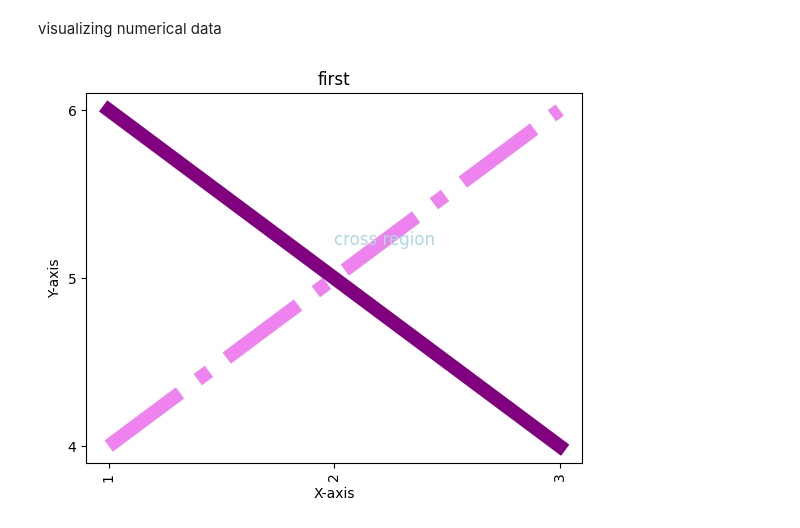
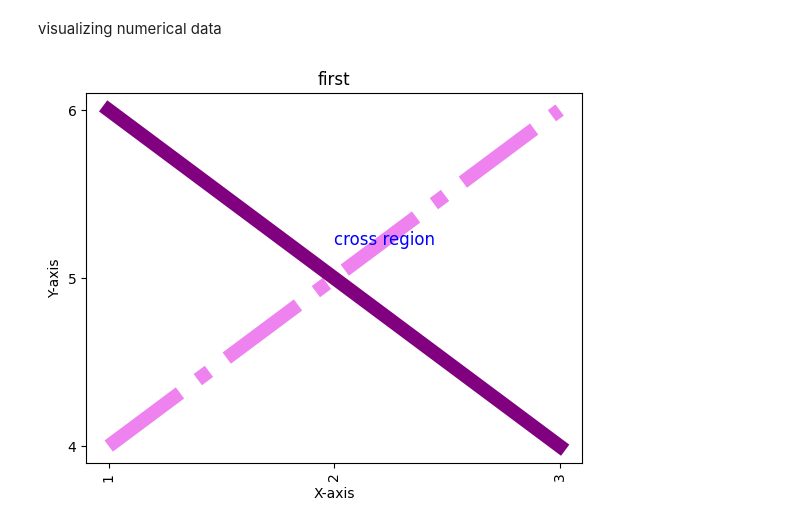
Before and after one commit to disha28118/immigration-analysis, a Jupyter notebook: data analysis/numpy.ipynb, the cells around one changed output. Cells and saved outputs as stored; diff of their text form; code cells hidden in the pictures.

Commit message:
graph

```diff
--- a/data analysis/numpy.ipynb
+++ b/data analysis/numpy.ipynb
@@ -69,13 +68,13 @@ import matplotlib.pyplot as plt
 # %%
 
 plt.plot([1,2,3],[4,5,6],linewidth=10,color='violet',linestyle='dashdot')
 plt.plot([1,2,3],[6,5,4],linewidth=10,color='purple')
 plt.xticks([1,2,3],rotation=90)
 plt.yticks([4,5,6])
 plt.title('first')
 plt.xlabel('X-axis')
 plt.ylabel('Y-axis')
-plt.text(x=2,y=5.2,s='cross region',fontsize=12,color='lightblue')
+plt.text(x=2,y=5.2,s='cross region',fontsize=12,color='blue')
 plt.show()
 # %% [output]
-[figure, old version]
+[figure, new version]
```
Also changed, not shown: parts of 11 cells of this notebook, 1 other file.
